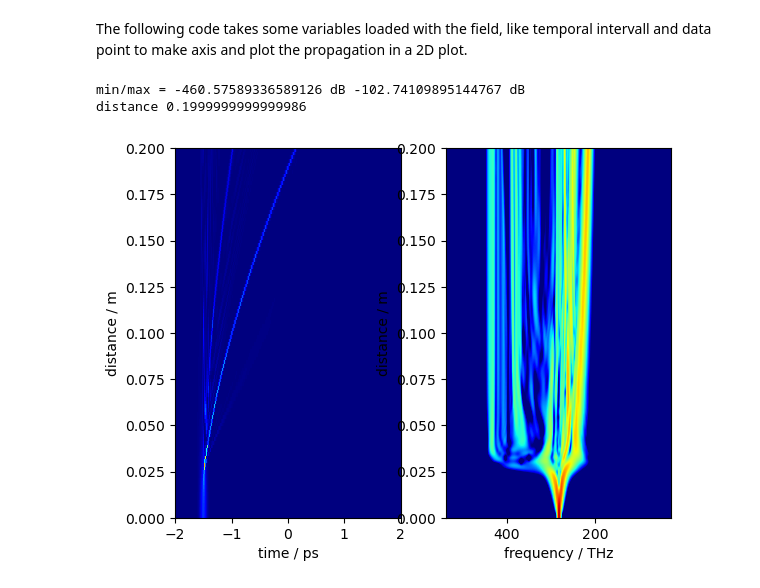
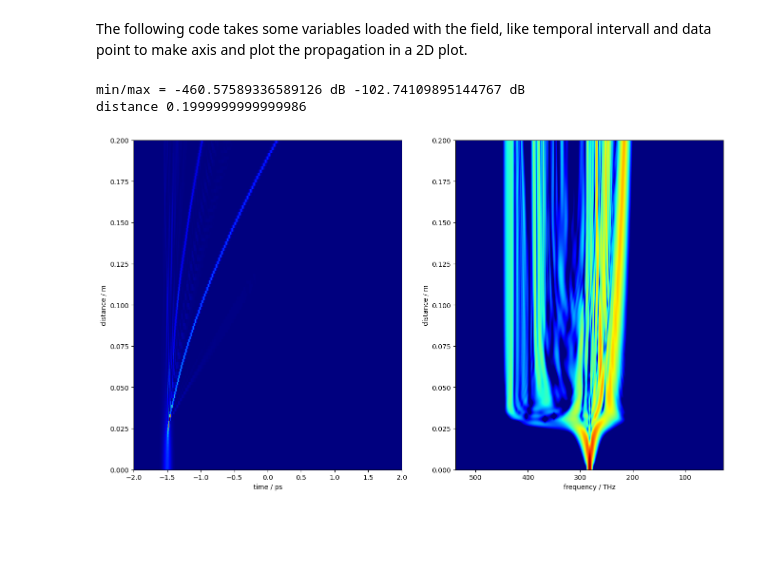
Before and after one commit to TomFD/fiberdesk-pytools, a Jupyter notebook: read new propagation files - bpfx.ipynb, the cells around one changed output. Cells and saved outputs as stored; diff of their text form; code cells hidden in the pictures; blank space fills up the shorter version.

```diff
--- a/read new propagation files - bpfx.ipynb
+++ b/read new propagation files - bpfx.ipynb
@@ -120,32 +120,32 @@ field_min = np.min(field)
 field_max = np.max(field)
 
 # extend of range in logarithmic spectral plot
 db_range = 30.0 # dB
 # extend of range in linear time plot
 lin_range = 1.0#0.2 # use only 20% of linear range, measured from min
 
-fig2 = plt.figure()
+fig2 = plt.figure(figsize=(16,9))
 ax2 = fig2.add_subplot(121)
 bx2 = fig2.add_subplot(122)
 print('distance',fd.distance)
 dist_label = 'distance / m'
 if (fd.distance == 0.0):
     fd.distance = data_time.shape[0]
     dist_label = 'roundtrip'
 # draw the field
 ax2.imshow(field,aspect='auto',interpolation='none',cmap='jet',origin='lower',vmin=field_min,vmax=field_min+(field_max-field_min)*lin_range,extent=[t_min,t_max,0,fd.distance])
 
 ax2.set_xlabel('time / ps')
 ax2.set_ylabel(dist_label)
 
 # draw the spectrum
 bx2.imshow(spec,aspect='auto',interpolation='bicubic',cmap='jet',vmin=spec_max-db_range,vmax=spec_max,origin='lower',extent=[s_max,s_min,0,fd.distance])
 
 bx2.set_xlabel('frequency / THz')
 bx2.set_ylabel(dist_label)
 
 plt.show()
 # %% [output]
 min/max = -460.57589336589126 dB -102.74109895144767 dB
 distance 0.1999999999999986
-[figure, old version]
+[figure, new version]
```
Also changed, not shown: parts of 1 cell of this notebook, 3 other files.
